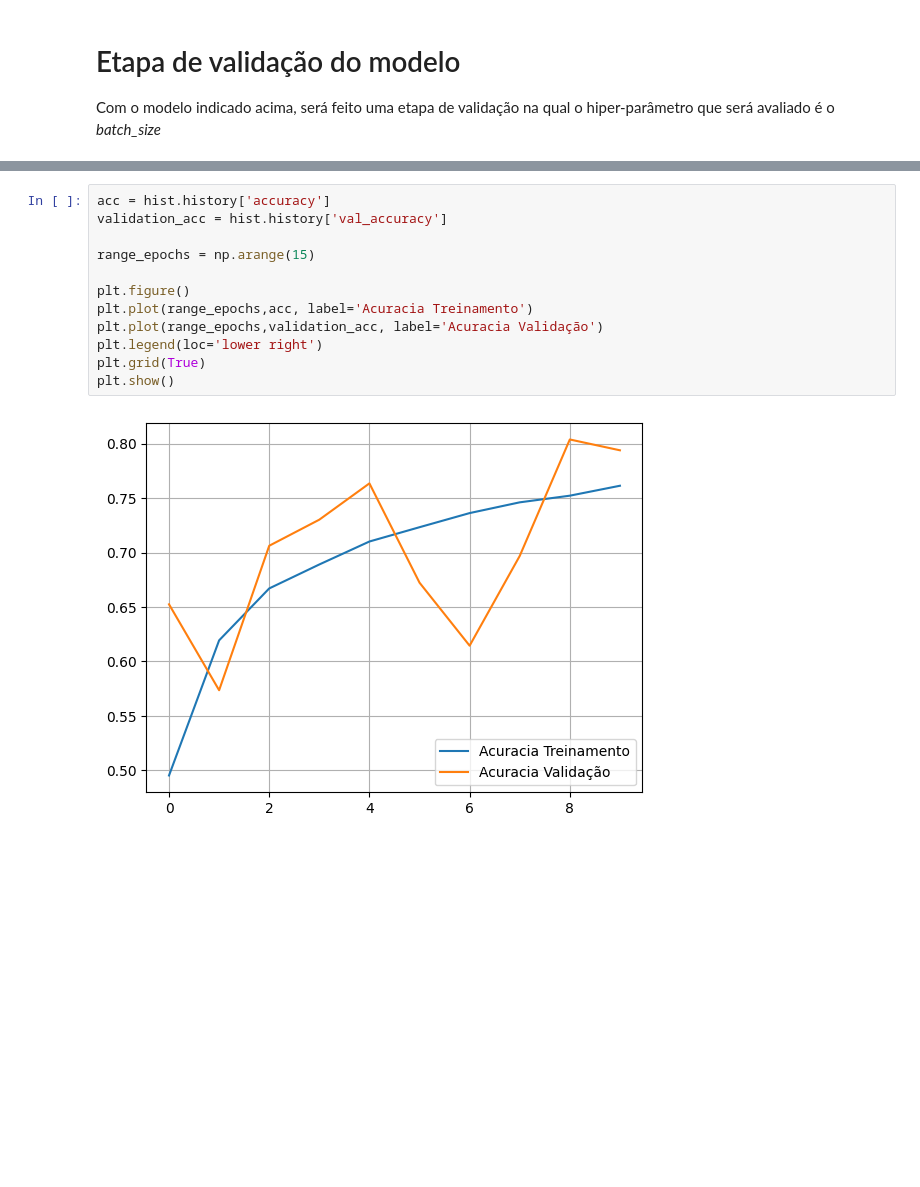
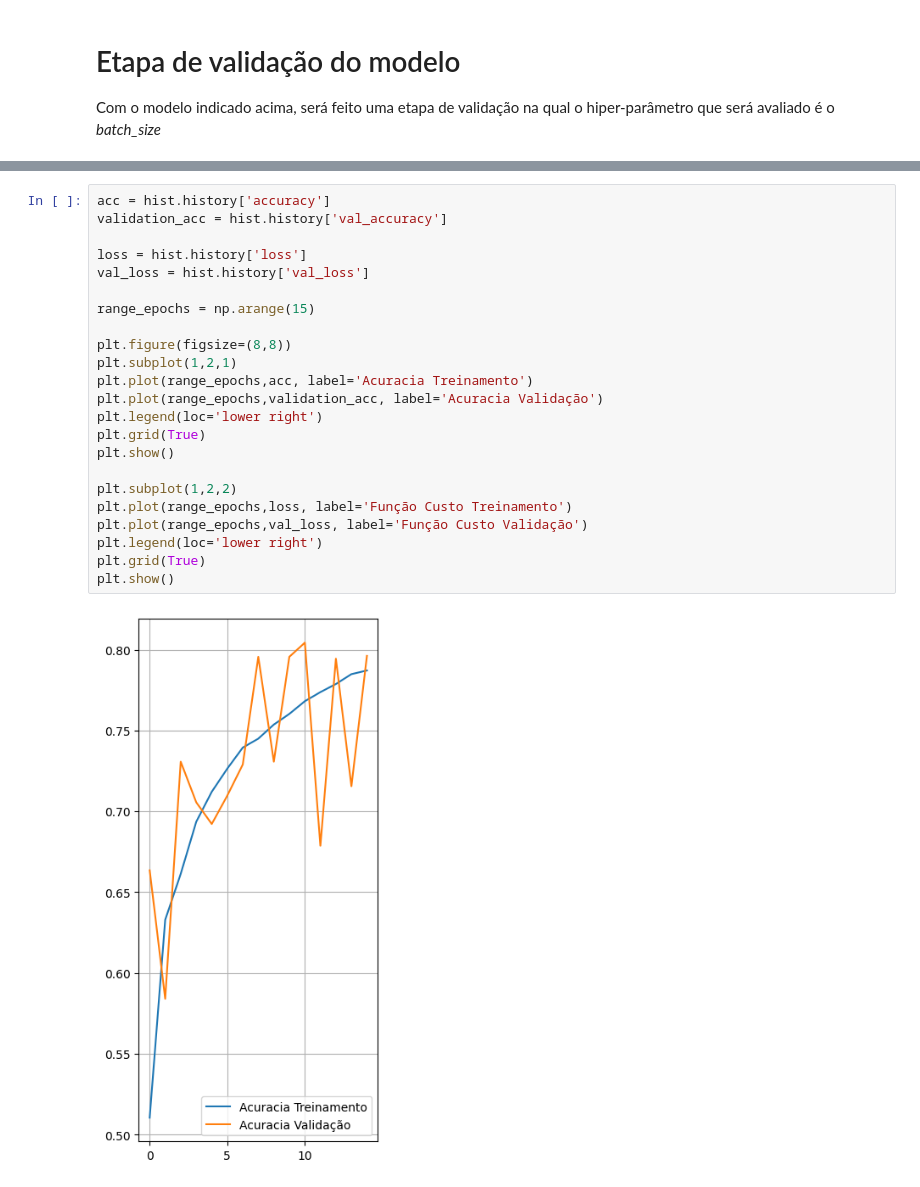
Before and after one commit to Jitesh193/IA048, a Jupyter notebook: EFC3/efc3_175867.ipynb, the cells around one changed output, grey strips where cells are left out. Cells and saved outputs as stored; diff of their text form; blank space fills up the shorter version.

```diff
--- a/EFC3/efc3_175867.ipynb
+++ b/EFC3/efc3_175867.ipynb
@@ -163,14 +163,25 @@ Epoch 15/15
 # %%
 acc = hist.history['accuracy']
 validation_acc = hist.history['val_accuracy']
 
+loss = hist.history['loss']
+val_loss = hist.history['val_loss']
+
 range_epochs = np.arange(15)
 
-plt.figure()
+plt.figure(figsize=(8,8))
+plt.subplot(1,2,1)
 plt.plot(range_epochs,acc, label='Acuracia Treinamento')
 plt.plot(range_epochs,validation_acc, label='Acuracia Validação')
 plt.legend(loc='lower right')
 plt.grid(True)
 plt.show()
+
+plt.subplot(1,2,2)
+plt.plot(range_epochs,loss, label='Função Custo Treinamento')
+plt.plot(range_epochs,val_loss, label='Função Custo Validação')
+plt.legend(loc='lower right')
+plt.grid(True)
+plt.show()
 # %% [output]
-[figure, old version]
+[figure, new version]
```
Also changed, not shown: parts of 1 cell of this notebook.
